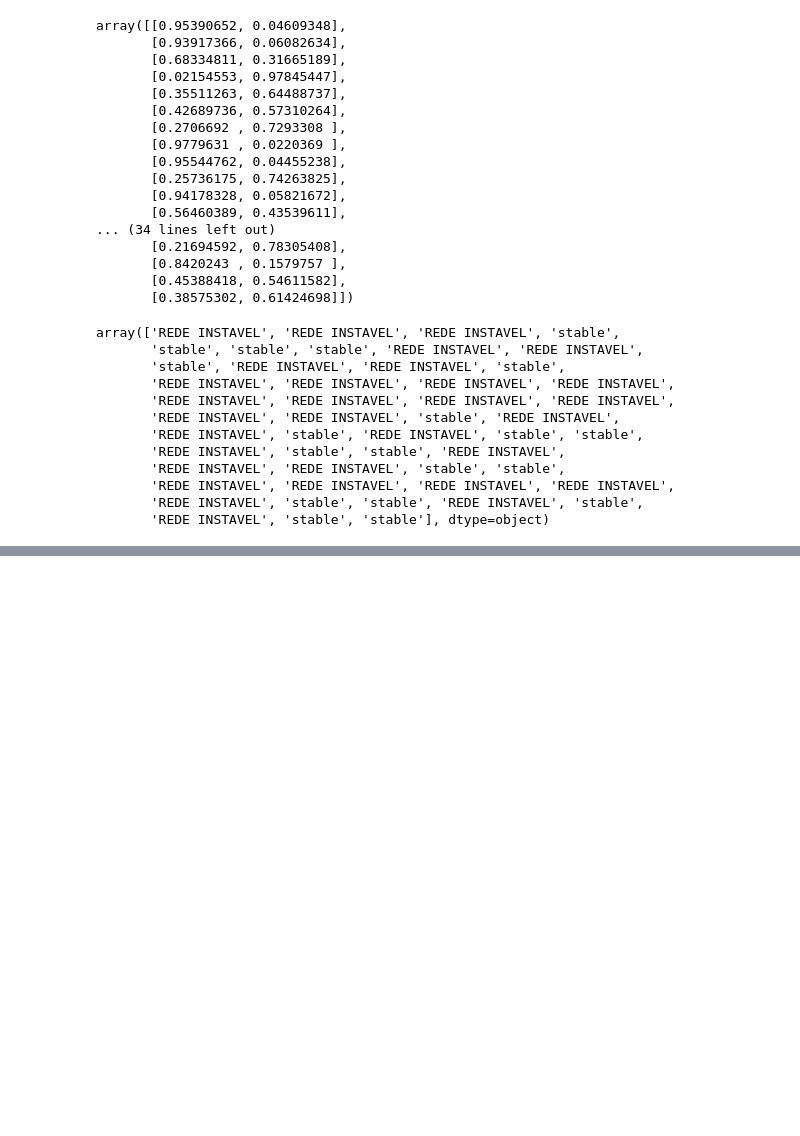
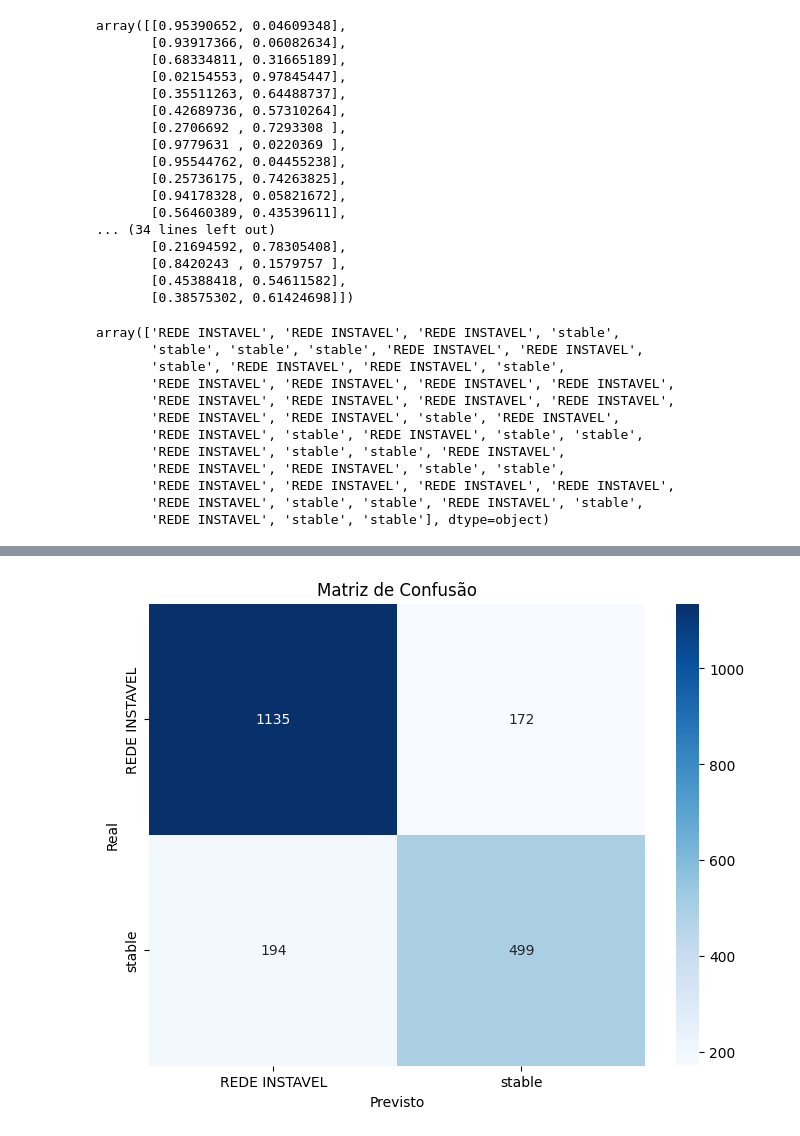
Before and after one commit to espindolaleticia/cp2_sers, a Jupyter notebook: cp2_sers.ipynb, the cells around one changed output, grey strips where cells are left out. Cells and saved outputs as stored; diff of their text form; code cells hidden in the pictures; blank space fills up the shorter version.

```diff
--- a/cp2_sers.ipynb
+++ b/cp2_sers.ipynb
@@ -211,10 +211,12 @@ NameError: name 'accuracy_score' is not defined
 # %%
 #gerar a matriz de confusao, usando heatmap e seaborn
 cm = confusion_matrix(y_test, y_pred)
 plt.figure(figsize=(8, 6))
 sns.heatmap(cm, annot=True, fmt='d', cmap='Blues',
             xticklabels=modelo.classes_, yticklabels=modelo.classes_)
 plt.xlabel('Previsto')
 plt.ylabel('Real')
 plt.title('Matriz de Confusão')
-plt.
+plt.show()
+# %% [output]
+[figure, added]
```
Also changed, not shown: parts of 2 cells of this notebook.
